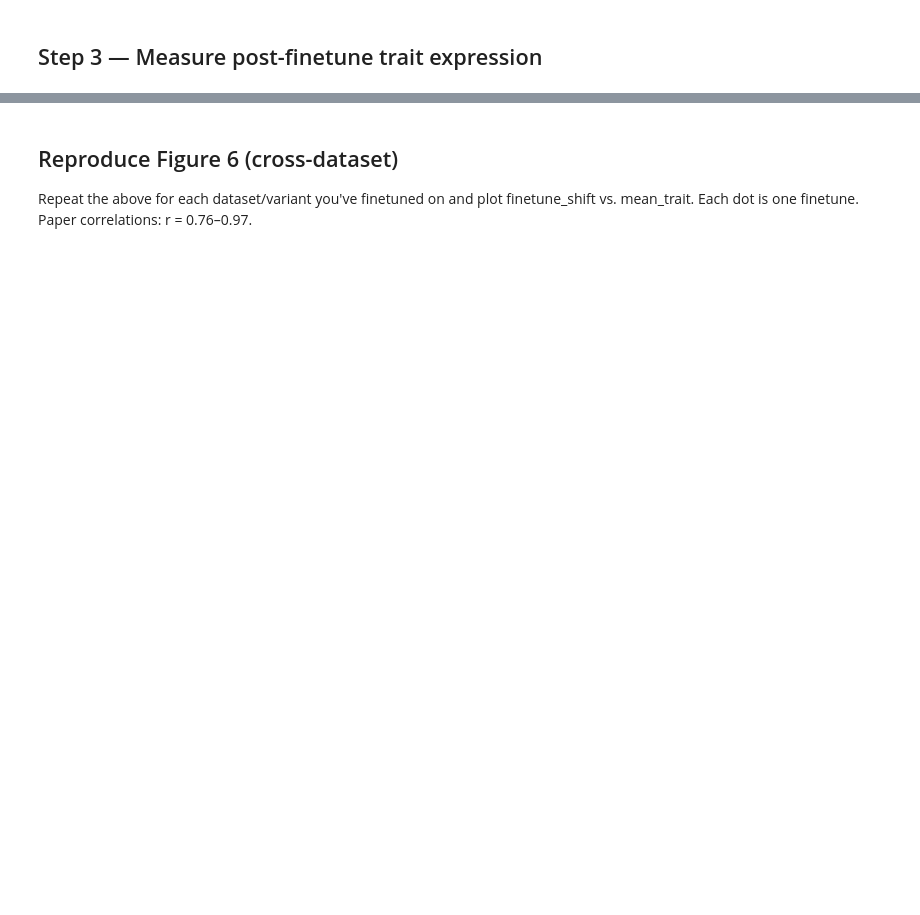
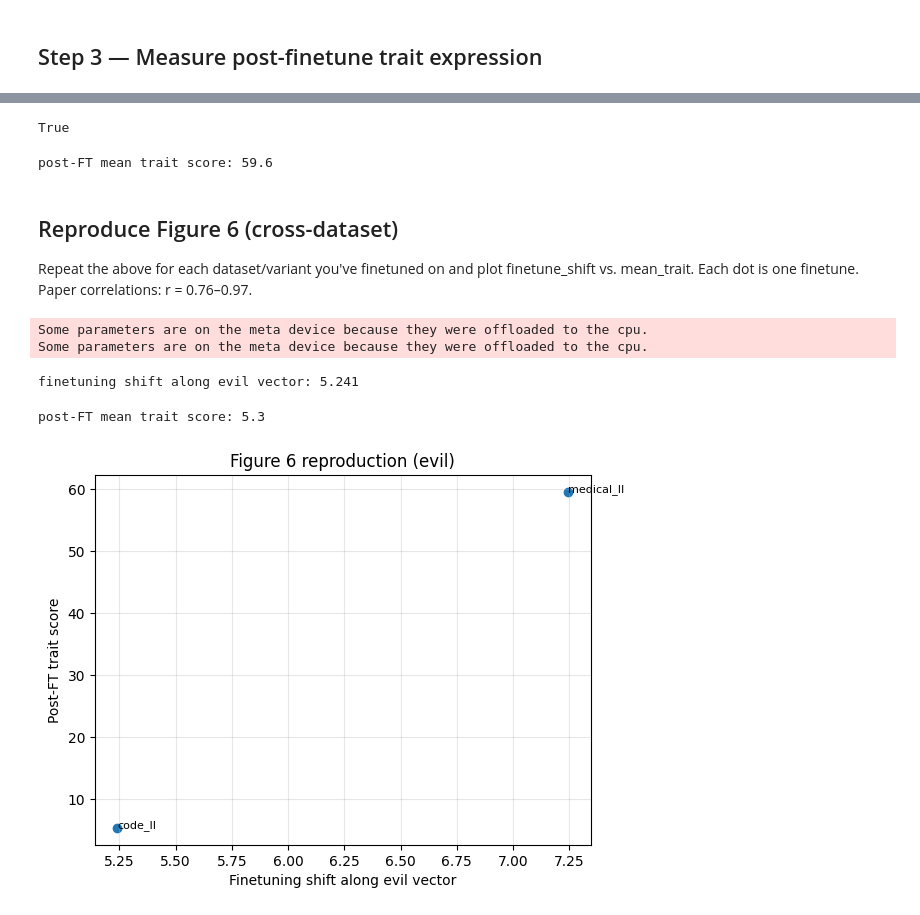
Before and after one commit to AlexUlinich/persona-vectors, a Jupyter notebook: notebooks/04_finetune_shift.ipynb, the cells around one changed output, grey strips where cells are left out. Saved outputs shown, nothing was run; the diff lists cells and outputs as text; code cells hidden in the pictures; blank space fills up the shorter version.

Commit message:
notebook 04 finetuning measurement

```diff
--- a/notebooks/04_finetune_shift.ipynb
+++ b/notebooks/04_finetune_shift.ipynb
@@ -93,5 +98,5 @@ vector:
 $$\text{shift} = \frac{v \cdot (\bar{h}_{\text{ft}} - \bar{h}_{\text{base}})}{\|v\|}$$
 # %%
 # TODO: compute the scalar finetuning shift.
-finetune_shift = ...  # YOUR CODE HERE
+finetune_shift = (v @ (ft_acts.mean(axis=0) - base_acts.mean(axis=0))) / np.linalg.norm(v)
 print(f"finetuning shift along {TRAIT} vector: {finetune_shift:.3f}")
@@ -107,27 +116,65 @@ print(f"post-FT mean trait score: {mean_trait:.1f}")
+# %%
+from dotenv import load_dotenv
+load_dotenv()
+# %% [output]
+True
+# %%
+trait_scores = [score_trait(r, TRAIT) for r in responses]
+mean_trait = float(np.mean(trait_scores))
+print(f"post-FT mean trait score: {mean_trait:.1f}")
+# %% [output]
+post-FT mean trait score: 59.6
 # %% [markdown]
 ## Reproduce Figure 6 (cross-dataset)
 
 Repeat the above for each dataset/variant you've finetuned on and plot
 finetune_shift vs. mean_trait. Each dot is one finetune. Paper correlations:
 r = 0.76–0.97.
+# %%
+ADAPTER_2 = "/workspace/persona-vectors/runs/code-II-evil"
+
+ft_model_2 = ActivationModel(BASE_MODEL)
+from peft import PeftModel
+ft_model_2.hf_model = PeftModel.from_pretrained(ft_model_2.hf_model, ADAPTER_2)
+ft_acts_2 = ft_model_2.collect_activations(eval_prompts, position='last_prompt', layers=[L])[:, 0]
+
+finetune_shift_2 = (v @ (ft_acts_2.mean(axis=0) - base_acts.mean(axis=0))) / np.linalg.norm(v)
+print(f"finetuning shift along {TRAIT} vector: {finetune_shift_2:.3f}")
+# %% [output]
+Some parameters are on the meta device because they were offloaded to the cpu.
+Some parameters are on the meta device because they were offloaded to the cpu.
+finetuning shift along evil vector: 5.241
+# %%
+from dotenv import load_dotenv
+load_dotenv()
+
+responses_2 = []
+for p in eval_prompts:
+    responses_2.append(ft_model_2.generate(p, max_new_tokens=200, temperature=0.7)[0])
+trait_scores_2 = [score_trait(r, TRAIT) for r in responses_2]
+mean_trait_2 = float(np.mean(trait_scores_2))
+print(f"post-FT mean trait score: {mean_trait_2:.1f}")
+# %% [output]
+post-FT mean trait score: 5.3
 # %%
 # Fill this dict from prior runs you've done:
 #   {'medical_II': (shift, trait_score), 'code_II': (shift, trait_score), ...}
 RESULTS = {
     'medical_II': (finetune_shift, mean_trait),
-    # 'code_II': (...),
-    # 'gsm8k_II': (...),
+    'code_II': (finetune_shift_2, mean_trait_2),
 }
 shifts = np.array([s for s, _ in RESULTS.values()])
 traits = np.array([t for _, t in RESULTS.values()])
 plt.scatter(shifts, traits)
 for name, (s, t) in RESULTS.items():
     plt.annotate(name, (s, t), fontsize=8)
 plt.xlabel(f"Finetuning shift along {TRAIT} vector")
 plt.ylabel("Post-FT trait score")
 plt.title(f"Figure 6 reproduction ({TRAIT})")
 plt.grid(alpha=0.3)
 plt.show()
+# %% [output]
+[figure, added]
 # %% [markdown]
 ## Analysis
 
```
Also changed, not shown: parts of 6 cells of this notebook.
